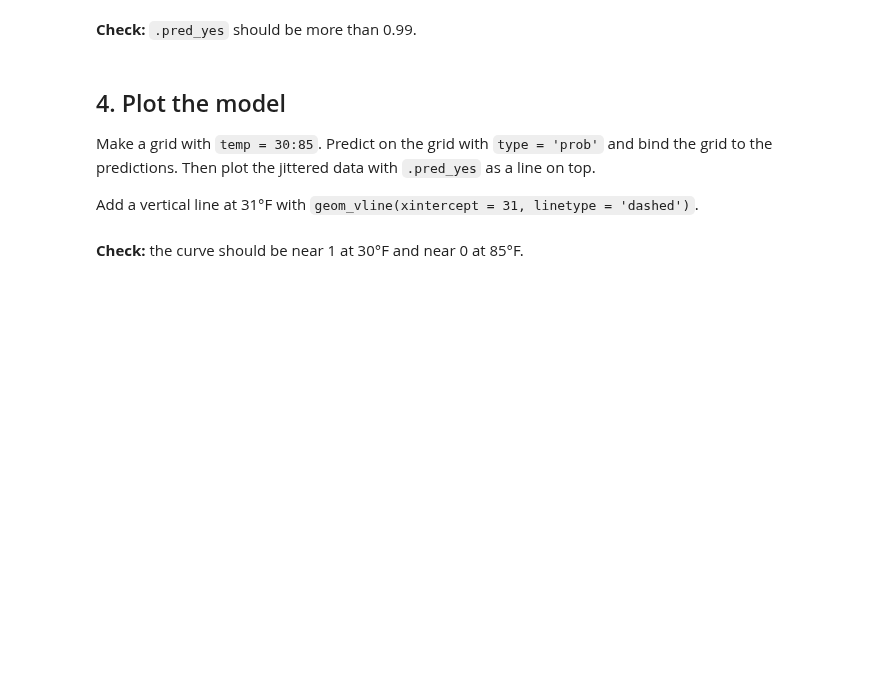
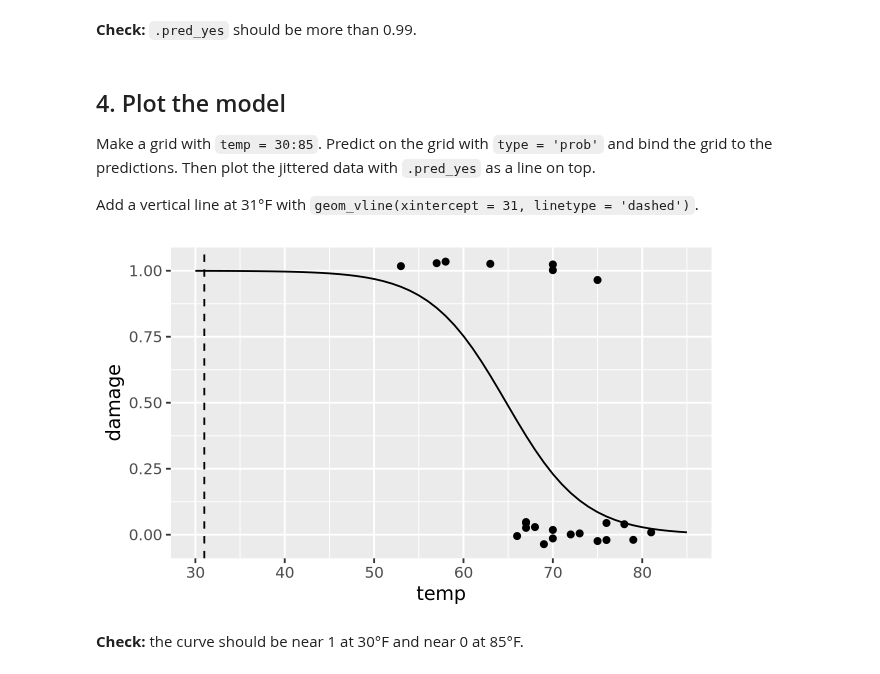
Before and after one commit to meera-meeb/codespace, a Jupyter notebook: exercises/11-challenger-exercise.ipynb, the cells around one changed output. Cells and saved outputs as stored; diff of their text form; code cells hidden in the pictures; blank space fills up the shorter version.

```diff
--- a/exercises/11-challenger-exercise.ipynb
+++ b/exercises/11-challenger-exercise.ipynb
@@ -97,5 +109,17 @@ fit_oring |> predict(new_data = launch, type = 'prob')
 Make a grid with `temp = 30:85`. Predict on the grid with `type = 'prob'` and bind the grid to the predictions. Then plot the jittered data with `.pred_yes` as a line on top.
 
 Add a vertical line at 31°F with `geom_vline(xintercept = 31, linetype = 'dashed')`.
+# %%
+grid <- tibble(temp = 30:85)
+
+grid <- grid |>
+    bind_cols(fit_oring |> predict(new_data = grid, type = 'prob'))
+
+ggplot(challenger, aes(x = temp, y = damage)) +
+    geom_jitter(width = 0, height = 0.05) +
+    geom_line(data = grid, aes(y = .pred_yes)) +
+    geom_vline(xintercept = 31, linetype = 'dashed')
+# %% [output]
+[figure, added]
 # %% [markdown]
 **Check:** the curve should be near 1 at 30°F and near 0 at 85°F.
```
Also changed, not shown: parts of 3 cells of this notebook, 3 other files.
